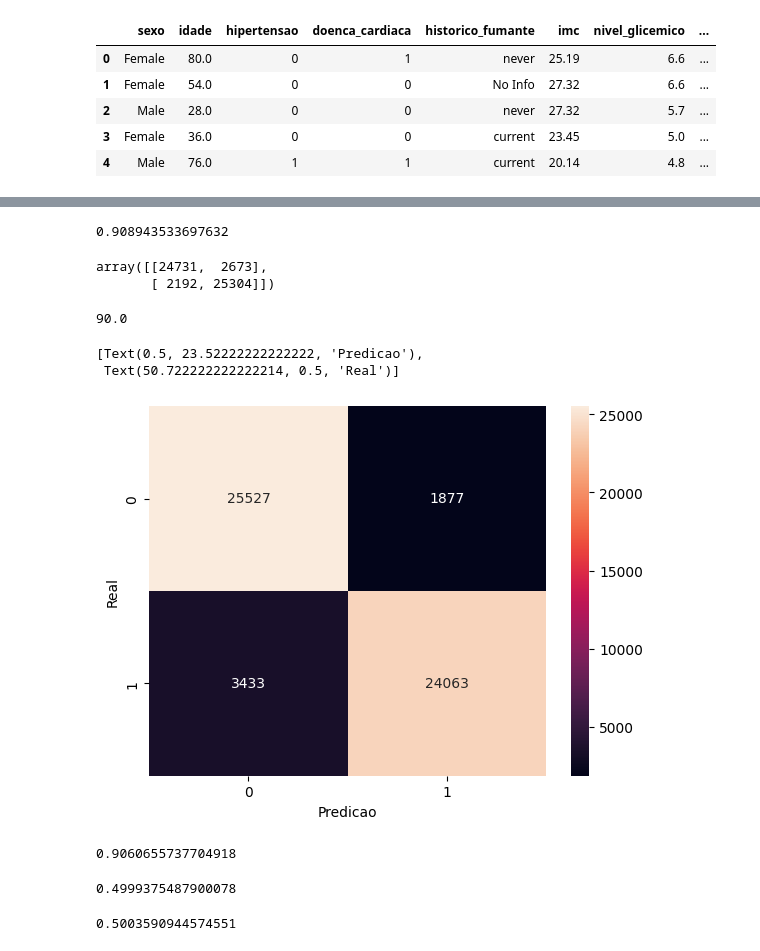
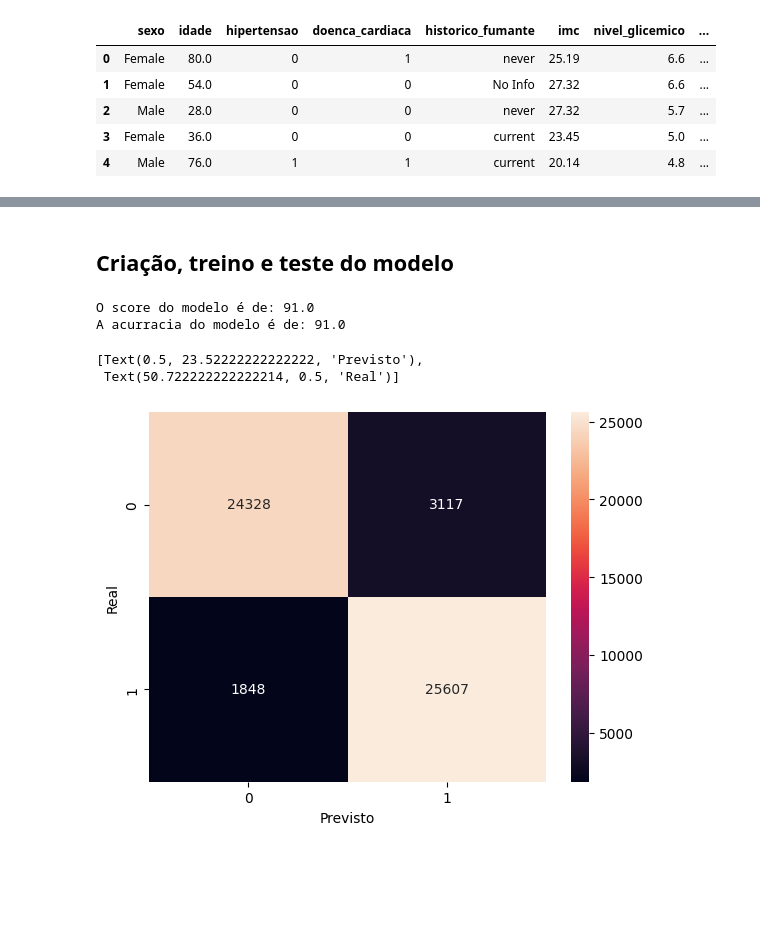
Before and after one commit to nicollasF/ClassificacaoDiabetes, a Jupyter notebook: ClassificacaoDiabetes.ipynb, the cells around one changed output, grey strips where cells are left out. Cells and saved outputs as stored; diff of their text form; code cells hidden in the pictures; blank space fills up the shorter version.

```diff
--- a/ClassificacaoDiabetes.ipynb
+++ b/ClassificacaoDiabetes.ipynb
@@ -85,74 +101,31 @@ df.corr()
+# %% [markdown]
+## Criação, treino e teste do modelo
 # %%
 from sklearn.model_selection import train_test_split
 from sklearn.ensemble import RandomForestClassifier
 from sklearn.svm import SVC
 import numpy as np
 from sklearn.metrics import confusion_matrix
+from sklearn.metrics import accuracy_score
 
 x = dados.drop(columns=['diabetes']) #,'historico_fumante','sexo'])
 y = dados['diabetes']
 
 seed = 1234
 np.random.RandomState(seed)
 
 x_train, x_test, y_train, y_test = train_test_split(x,y, test_size=0.3)
+
+modelo_RFC = RandomForestClassifier(max_depth=5)
+modelo_RFC.fit(x_train, y_train)
+y_previsto = modelo_RFC.predict(x_test)
+print('O score do modelo é de: {} ' .format(modelo_RFC.score(x_test, y_test).round(2)*100))
+print('A acurracia do modelo é de: {} ' .format((accuracy_score(y_test,y_previsto)).round(2)*100))
+matriz = confusion_matrix(y_test, y_previsto)
+sns.heatmap(matriz, annot=True, fmt='d').set(xlabel='Previsto', ylabel='Real')
+# %% [output]
+O score do modelo é de: 91.0
+A acurracia do modelo é de: 91.0
+[Text(0.5, 23.52222222222222, 'Previsto'),
+ Text(50.722222222222214, 0.5, 'Real')]
+[figure, added]
-# %%
-modelo_RFC = RandomForestClassifier(max_depth=5)
-modelo_RFC.fit(x_train, y_train)
-modelo_RFC.score(x_test, y_test)
-# %% [output]
-0.908943533697632
-# %%
-y_previsto = modelo_RFC.predict(x_test)
-confusion_matrix(y_test, y_previsto)
-# %% [output]
-array([[24731,  2673],
-       [ 2192, 25304]])
-# %%
-from sklearn.feature_selection import RFECV
-from sklearn.metrics import accuracy_score
-
-modelo_RFECV = RFECV(estimator=modelo_RFC, cv=10, scoring='accuracy')
-
-train_x_RFECV =modelo_RFECV.fit_transform(x_train,y_train)
-test_x_RFECV = modelo_RFECV.transform(x_test)
-
-modelo_RFC.fit(train_x_RFECV, y_train)
-y_previsto_RFECV = modelo_RFC.predict(test_x_RFECV)
-
-print(accuracy_score(y_test,y_previsto_RFECV).round(2)*100)
-matriz_REFCV = confusion_matrix(y_test,y_previsto_RFECV)
-sns.heatmap(matriz_REFCV, annot=True, fmt='d').set(xlabel='Predicao', ylabel='Real')
-# %% [output]
-90.0
-[Text(0.5, 23.52222222222222, 'Predicao'),
- Text(50.722222222222214, 0.5, 'Real')]
-[figure, removed]
-# %%
-modelo_RFC.score(train_x_RFECV, y_train)
-# %% [output]
-0.9060655737704918
-# %%
-from sklearn.dummy import DummyClassifier
-
-seed = 1234
-np.random.RandomState(seed)
-
-
-modelo_dummy = DummyClassifier(strategy='stratified')
-modelo_dummy.fit(x_train, y_train)
-modelo_dummy.score(x_train, y_train)
-# %% [output]
-0.4999375487900078
-# %%
-from sklearn.dummy import DummyClassifier
-
-seed = 1234
-np.random.RandomState(seed)
-
-
-modelo_dummy = DummyClassifier(strategy='prior')
-modelo_dummy.fit(x_train, y_train)
-modelo_dummy.score(x_train, y_train)
-# %% [output]
-0.5003590944574551
```
Also changed, not shown: parts of 15 cells of this notebook.
